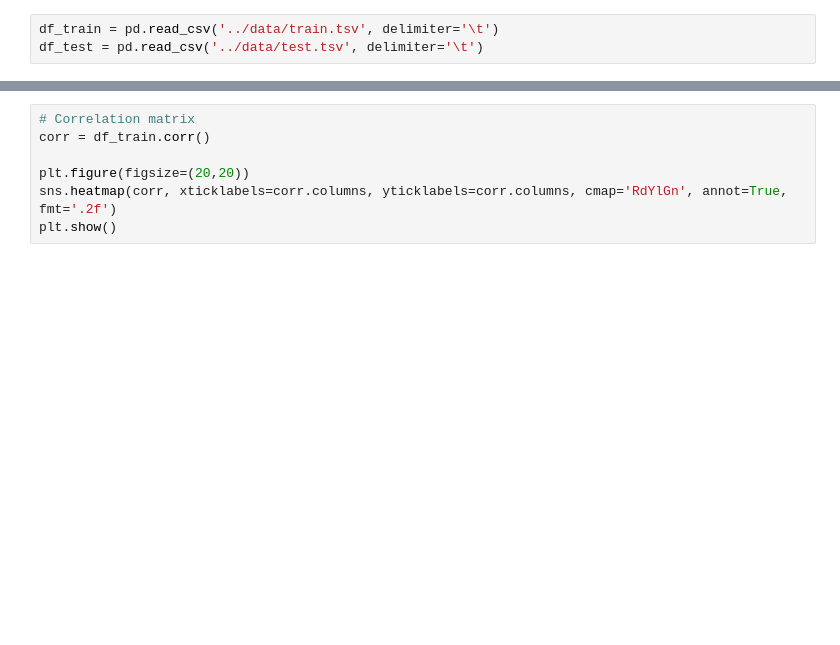
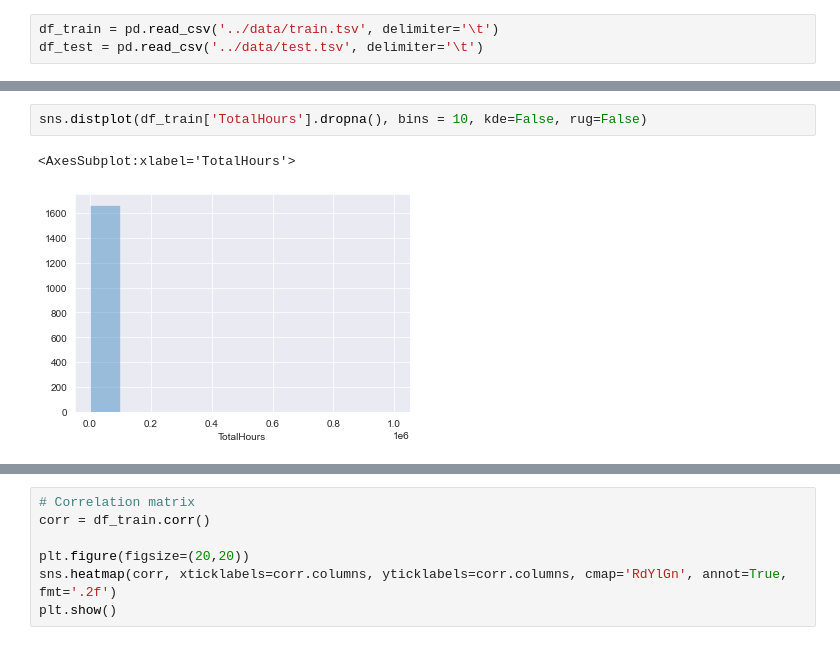
Before and after one commit to sugarl-sudo/data_final, a Jupyter notebook: src/data_analy.ipynb, the cells around one changed output, grey strips where cells are left out. Drawn from its saved outputs; the diff is of its cells as text; blank space fills up the shorter version.

```diff
--- a/src/data_analy.ipynb
+++ b/src/data_analy.ipynb
@@ -7,0 +21,5 @@ df_test = pd.read_csv('../data/test.tsv', delimiter='\t')
+# %%
+sns.distplot(df_train['TotalHours'].dropna(), bins = 10, kde=False, rug=False)
+# %% [output]
+<AxesSubplot:xlabel='TotalHours'>
+[figure, added]
```
Also changed, not shown: parts of 3 cells of this notebook, 49 other files.
